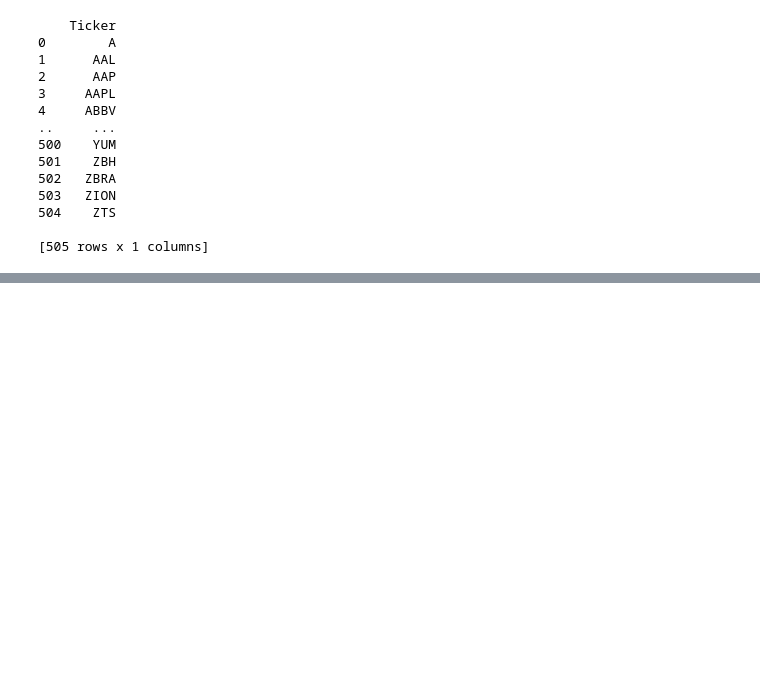
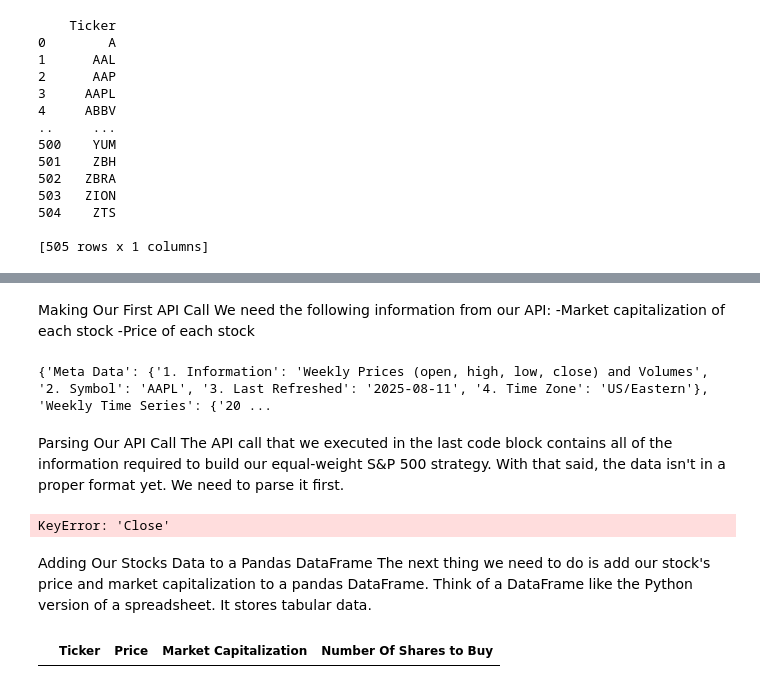
Before and after one commit to Josiah-njoroge/algorithimic-trading, a Jupyter notebook: algo_trading.ipynb, the cells around one changed output, grey strips where cells are left out. Drawn from its saved outputs; the diff is of its cells as text; code cells hidden in the pictures; blank space fills up the shorter version.

```diff
--- a/algo_trading.ipynb
+++ b/algo_trading.ipynb
@@ -43,0 +45,35 @@ API tokens (and other sensitive information) should be stored in a secrets.py fi
+# %% [markdown]
+Making Our First API Call
+We need the following information from our API:
+   -Market capitalization of each stock
+   -Price of each stock
+# %%
+symbol = 'AAPL'
+
+# replace the "demo" apikey below with your own key from https://www.alphavantage.co/support/#api-key
+url = f'https://www.alphavantage.co/query?function=TIME_SERIES_WEEKLY&symbol={symbol}&apikey={API_KEY}'
+r = requests.get(url)
+data = r.json()
+
+print(data)
+# %% [output]
+{'Meta Data': {'1. Information': 'Weekly Prices (open, high, low, close) and Volumes', '2. Symbol': 'AAPL', '3. Last Refreshed': '2025-08-11', '4. Time Zone': 'US/Eastern'}, 'Weekly Time Series': {'20 ...
+# %% [markdown]
+Parsing Our API Call
+The API call that we executed in the last code block contains all of the information required to build our equal-weight S&P 500 strategy.
+With that said, the data isn't in a proper format yet. We need to parse it first.
+# %%
+weekly_df = pd.DataFrame.from_dict(weekly_data, orient="index").astype(float)
+weekly_df
+latest_price = weekly_df["Close"].iloc[-1]
+# %% [output]
+KeyError: 'Close'
+# %% [markdown]
+Adding Our Stocks Data to a Pandas DataFrame
+The next thing we need to do is add our stock's price and market capitalization to a pandas DataFrame. Think of a DataFrame like the Python version of a spreadsheet. It stores tabular data.
+# %%
+my_columns = ['Ticker', 'Price','Market Capitalization', 'Number Of Shares to Buy']
+final_dataframe = pd.DataFrame(columns = my_columns)
+final_dataframe
+# %% [output]
+|  | Ticker | Price | Market Capitalization | Number Of Shares to Buy |
```
Also changed, not shown: parts of 1 cell of this notebook, 4 other files.
